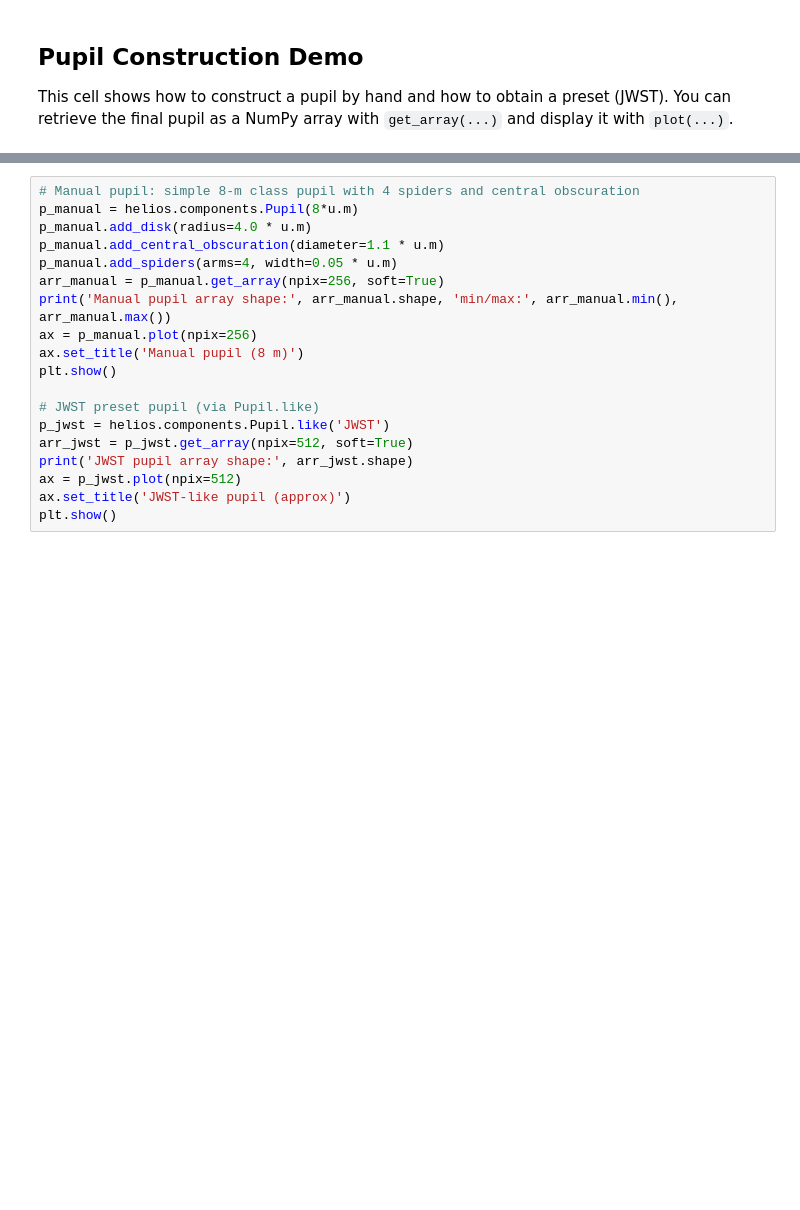
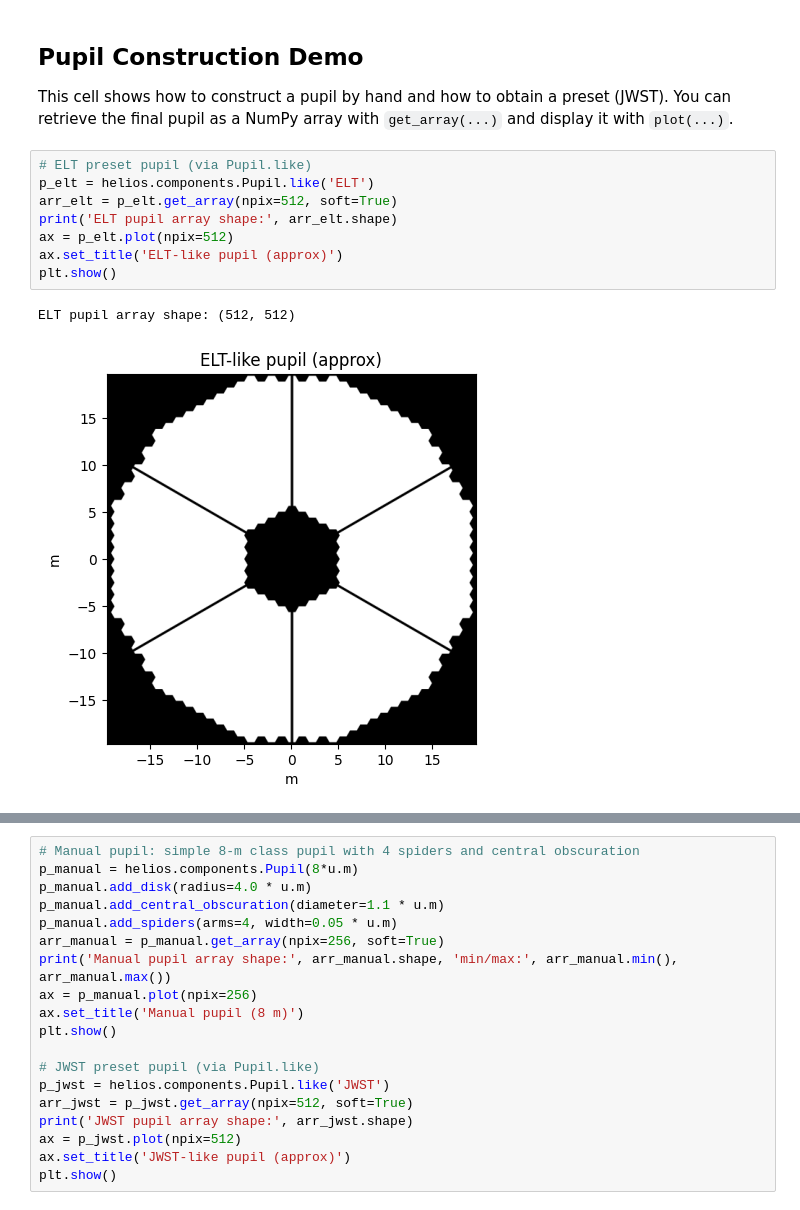
Before and after one commit to VForiel/HELIOS, a Jupyter notebook: examples/demo.ipynb, the cells around one changed output, grey strips where cells are left out. Saved outputs shown, nothing was run; the diff lists cells and outputs as text; blank space fills up the shorter version.

```diff
--- a/examples/demo.ipynb
+++ b/examples/demo.ipynb
@@ -89,3 +89,14 @@ plt.show()
 ## Pupil Construction Demo
 This cell shows how to construct a pupil by hand and how to obtain a preset (JWST).
 You can retrieve the final pupil as a NumPy array with `get_array(...)` and display it with `plot(...)`.
+# %%
+# ELT preset pupil (via Pupil.like)
+p_elt = helios.components.Pupil.like('ELT')
+arr_elt = p_elt.get_array(npix=512, soft=True)
+print('ELT pupil array shape:', arr_elt.shape)
+ax = p_elt.plot(npix=512)
+ax.set_title('ELT-like pupil (approx)')
+plt.show()
+# %% [output]
+ELT pupil array shape: (512, 512)
+[figure, added]
```
Also changed, not shown: parts of 4 cells of this notebook, 7 other files.
